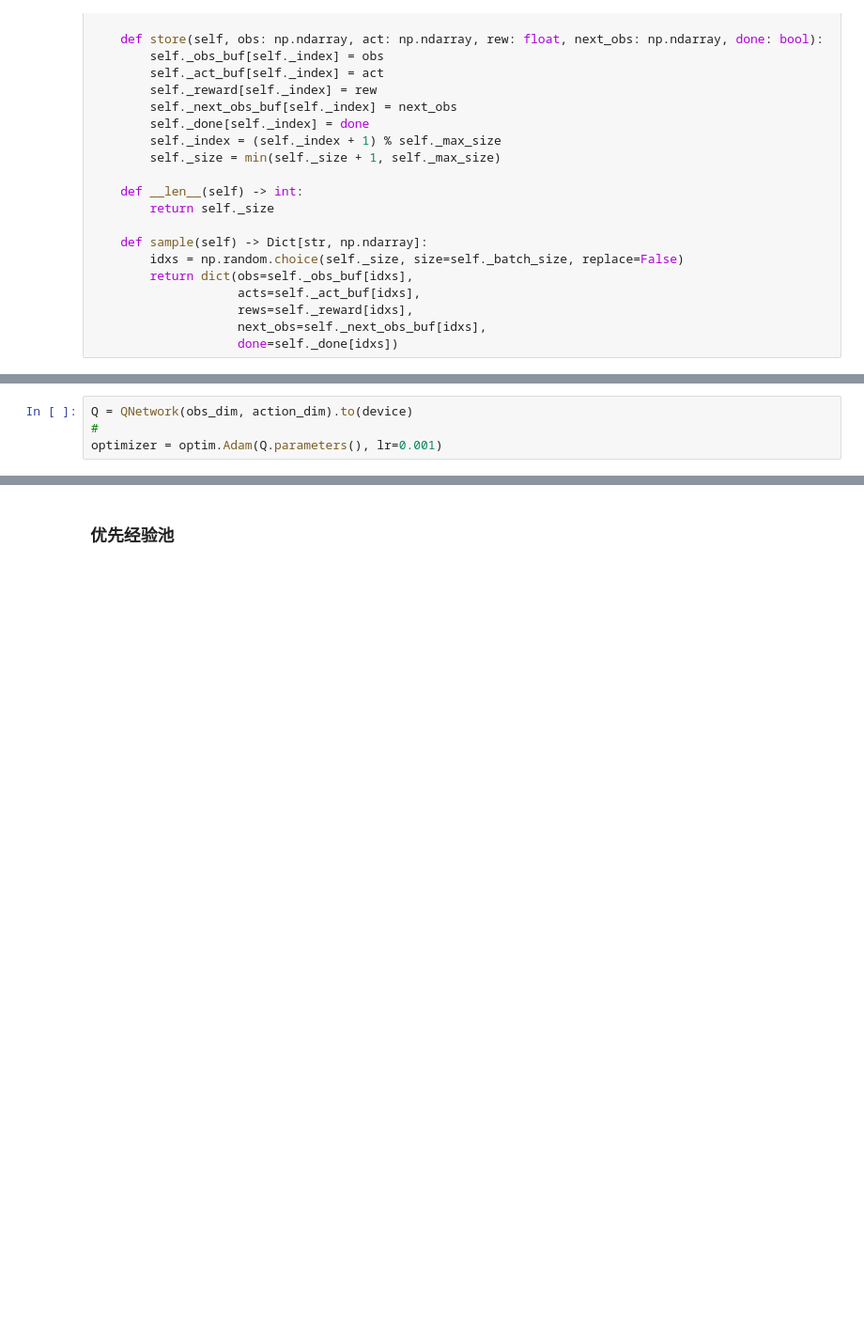
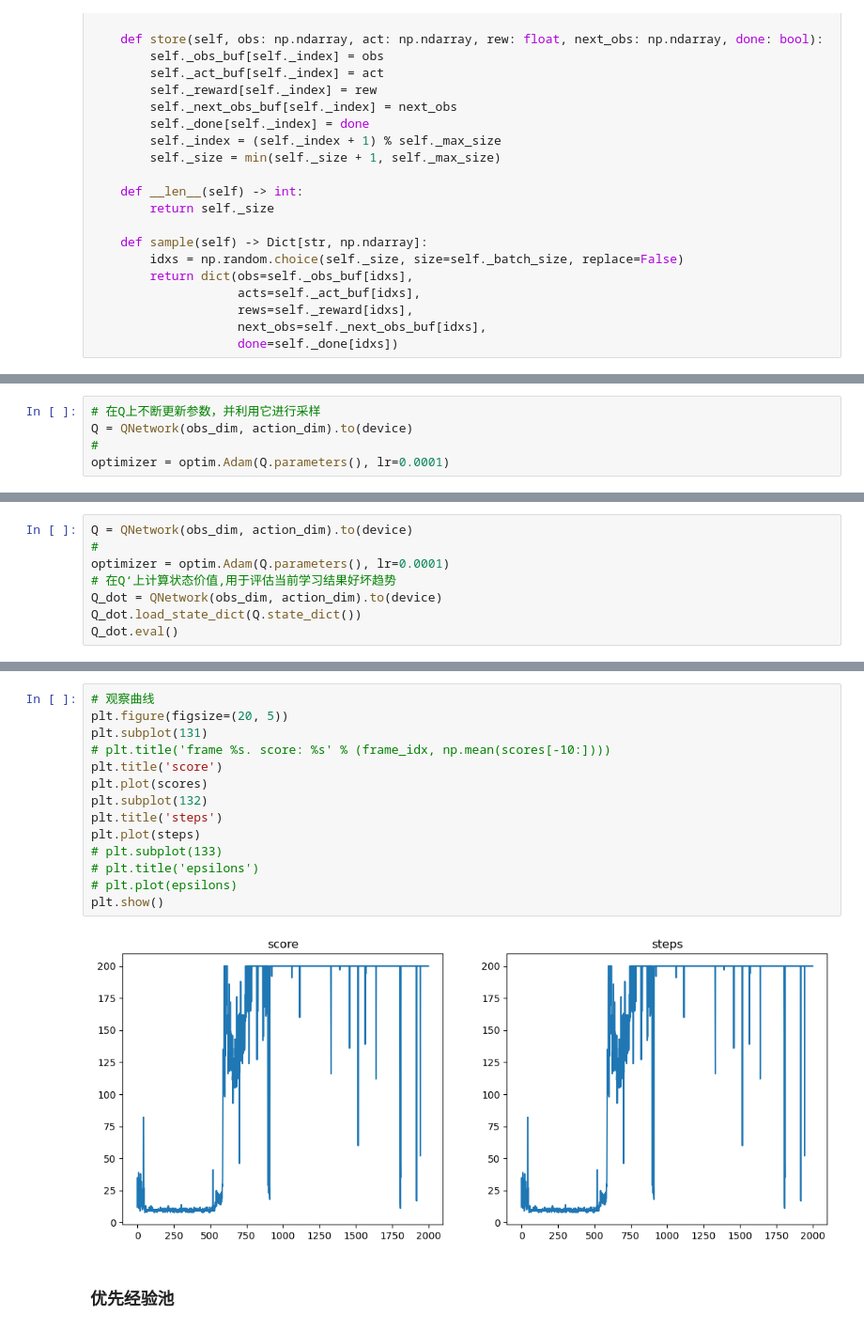
Before and after one commit to webbery/reinforce_learning, a Jupyter notebook: rainbow/03_CartPole_ReplayBuffer.ipynb, the cells around one changed output, grey strips where cells are left out. Shown at 94% size. Saved outputs shown, nothing was run; the diff lists cells and outputs as text; blank space fills up the shorter version.

```diff
--- a/rainbow/03_CartPole_ReplayBuffer.ipynb
+++ b/rainbow/03_CartPole_ReplayBuffer.ipynb
@@ -85,4 +76,5 @@ def select_action(state, explore = True):
 # %%
+# 在Q上不断更新参数，并利用它进行采样
 Q = QNetwork(obs_dim, action_dim).to(device)
 #
-optimizer = optim.Adam(Q.parameters(), lr=0.001)
+optimizer = optim.Adam(Q.parameters(), lr=0.0001)
@@ -207,0 +203,8 @@ score:  9.0 step: 9
+# %%
+Q = QNetwork(obs_dim, action_dim).to(device)
+#
+optimizer = optim.Adam(Q.parameters(), lr=0.0001)
+# 在Q‘上计算状态价值,用于评估当前学习结果好坏趋势
+Q_dot = QNetwork(obs_dim, action_dim).to(device)
+Q_dot.load_state_dict(Q.state_dict())
+Q_dot.eval()
@@ -208,3 +306,19 @@ score:  9.0 step: 9
+# %%
+# 观察曲线
+plt.figure(figsize=(20, 5))
+plt.subplot(131)
+# plt.title('frame %s. score: %s' % (frame_idx, np.mean(scores[-10:])))
+plt.title('score')
+plt.plot(scores)
+plt.subplot(132)
+plt.title('steps')
+plt.plot(steps)
+# plt.subplot(133)
+# plt.title('epsilons')
+# plt.plot(epsilons)
+plt.show()
+# %% [output]
+[figure, added]
 # %% [markdown]
 ### 优先经验池
 # %%
```
Also changed, not shown: parts of 11 cells of this notebook, 1 other file.
